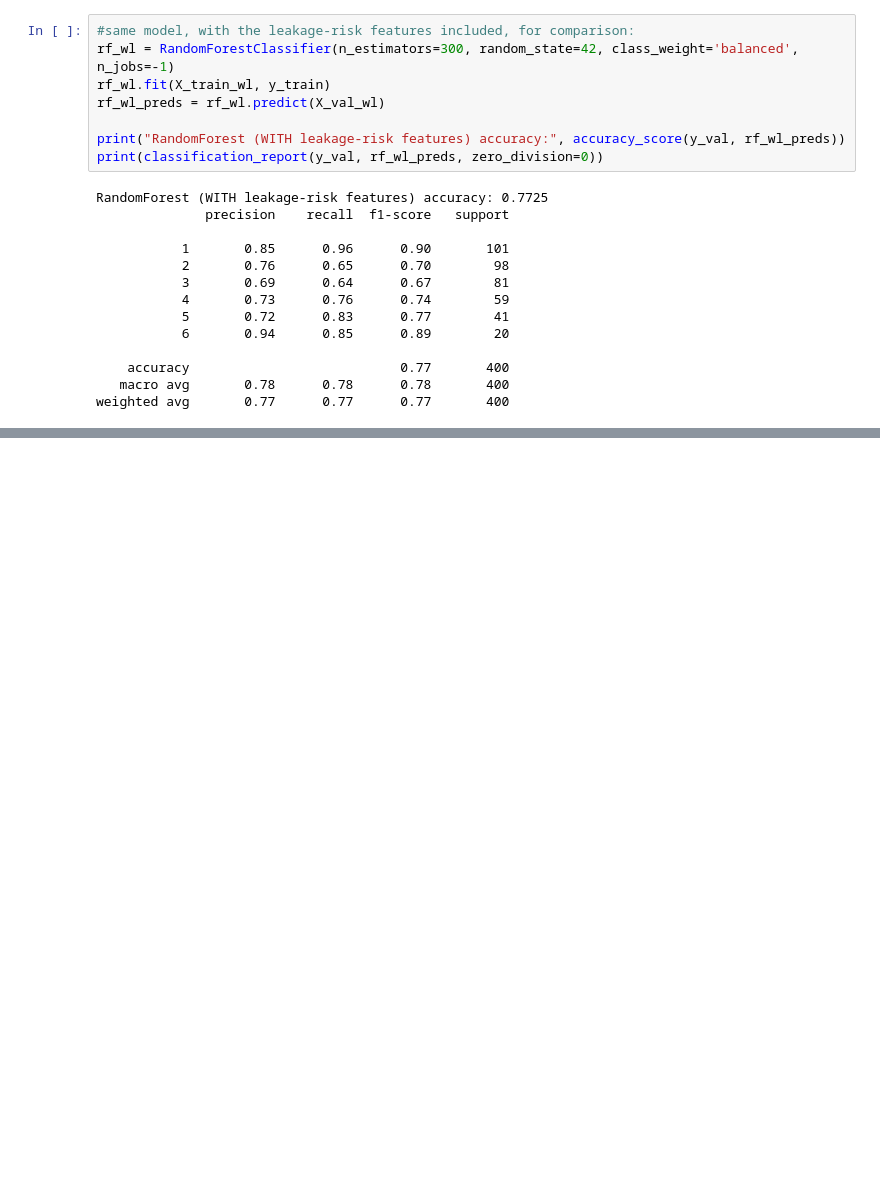
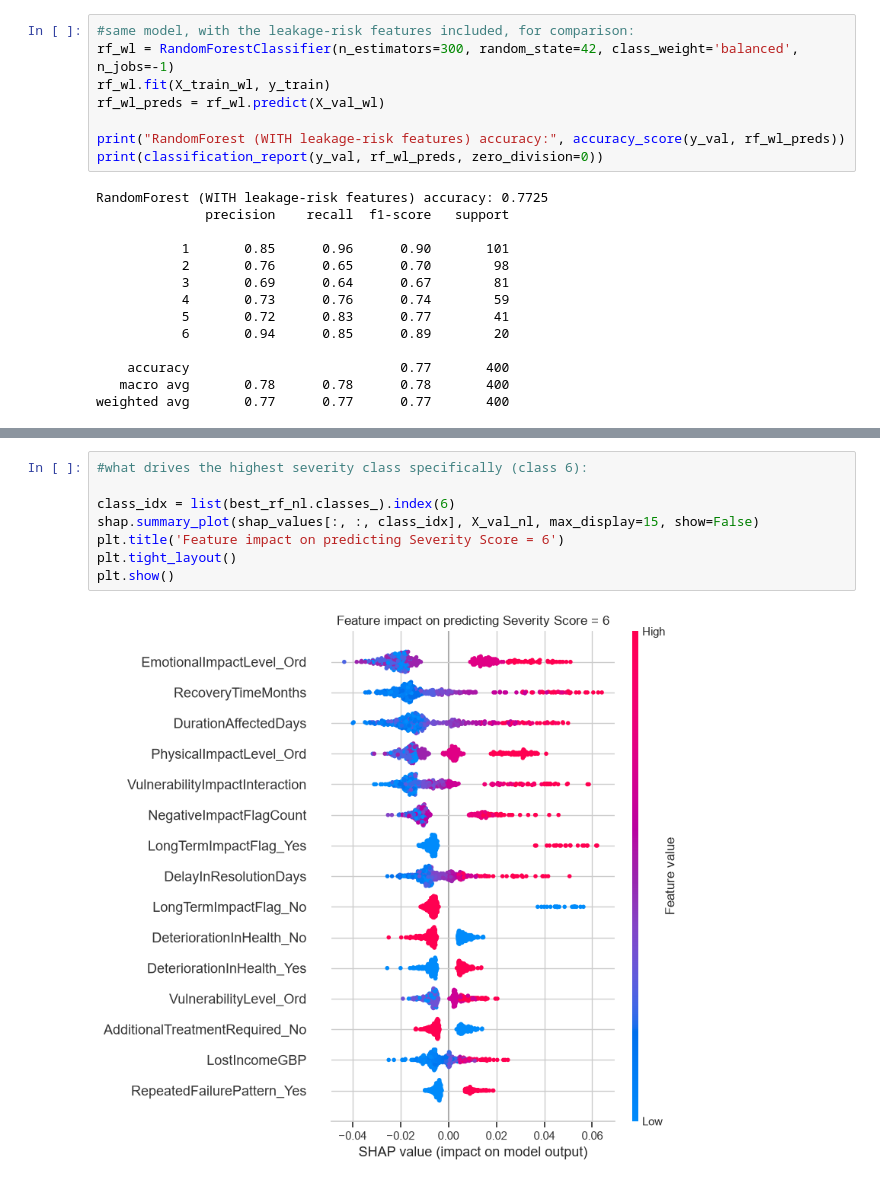
Before and after one commit to abshilpa/severity-score-triage-model, a Jupyter notebook: notebooks/01_eda.ipynb, the cells around one changed output, grey strips where cells are left out. Cells and saved outputs as stored; diff of their text form; blank space fills up the shorter version.

```diff
--- a/notebooks/01_eda.ipynb
+++ b/notebooks/01_eda.ipynb
@@ -547,0 +596,10 @@ False positives (extra review workload): 64 out of 280 (22.9%)
+# %%
+#what drives the highest severity class specifically (class 6):
+
+class_idx = list(best_rf_nl.classes_).index(6)
+shap.summary_plot(shap_values[:, :, class_idx], X_val_nl, max_display=15, show=False)
+plt.title('Feature impact on predicting Severity Score = 6')
+plt.tight_layout()
+plt.show()
+# %% [output]
+[figure, added]
```
Also changed, not shown: parts of 11 cells of this notebook, 1 other file.
